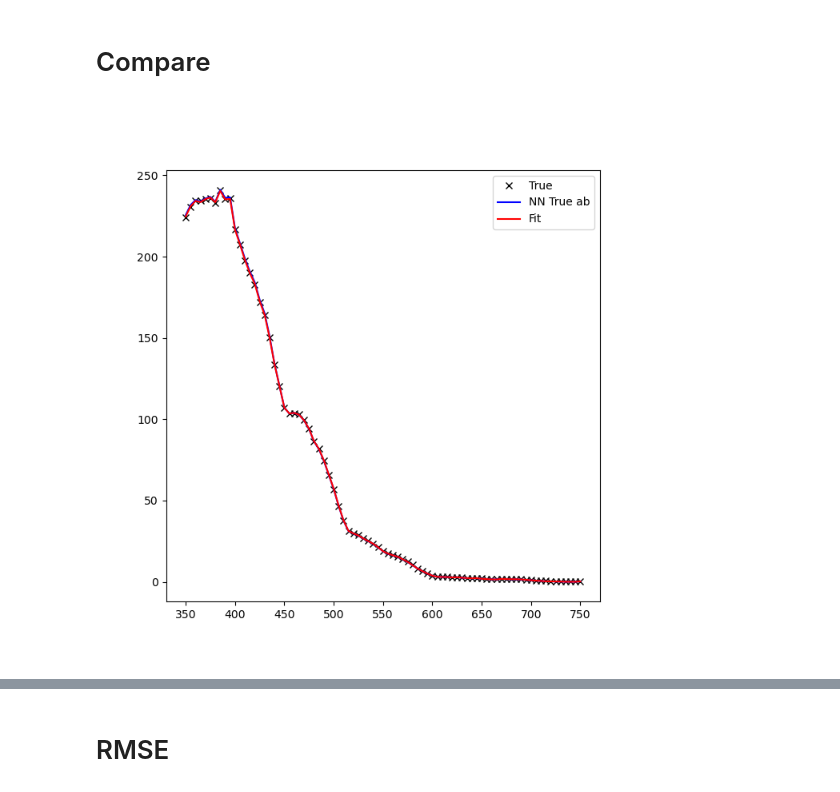
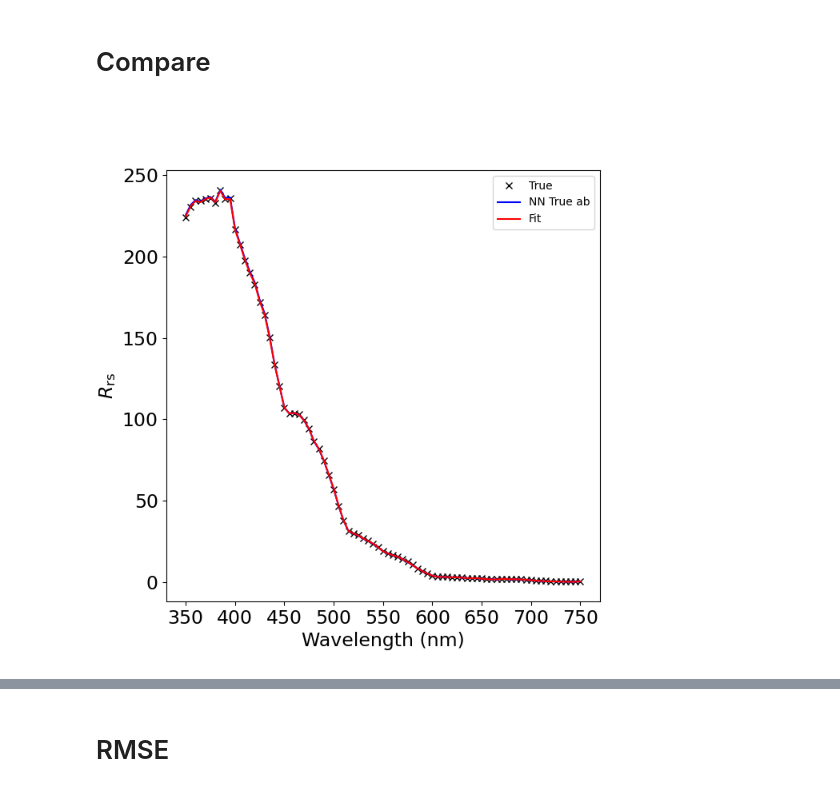
Before and after one commit to AI-for-Ocean-Science/ihop, a Jupyter notebook: papers/I/Analysis/CompareFits_NMF.ipynb, the cells around one changed output, grey strips where cells are left out. Cells and saved outputs as stored; diff of their text form; code cells hidden in the pictures.

```diff
--- a/papers/I/Analysis/CompareFits_NMF.ipynb
+++ b/papers/I/Analysis/CompareFits_NMF.ipynb
@@ -98,28 +98,25 @@ idx
 # %%
 fig = plt.figure(figsize=(7,7))
 ax_R = plt.gca()
 
 ax_R.plot(wave, Rs[idx], 'kx', label='True')
 ax_R.plot(wave, NN_Rs, 'b-', label='NN True ab')
 #if true_only:
 #    pass
 #elif use_quick:
 #    ax_R.plot(wave, obs_Rs[0], 'bs', label='"Observed"')
 #else:
 #    ax_R.plot(wave, obs_Rs[in_idx], 'bs', label='"Observed"')
 ax_R.plot(wave, pred_Rs, 'r-', label='Fit', zorder=10)
-fill = False
-if fill:
-    ax_R.fill_between(wave, pred_Rs-std_pred, pred_Rs+std_pred,
-        color='r', alpha=0.5, zorder=10)
-    ax_R.fill_between(wave,
-        pred_Rs-std_pred, pred_Rs+std_pred,
-        color='r', alpha=0.5)
+#
+ax_R.set_xlabel('Wavelength (nm)')
+ax_R.set_ylabel(r'$R_{\rm rs}$')
 #
 ax_R.legend()
+plotting.set_fontsize(ax_R, 17.)
 plt.show()
 # %% [output]
-[figure, old version]
+[figure, new version]
 # %%
 fig = plt.figure(figsize=(7,7))
 ax_R = plt.gca()
```
Also changed, not shown: parts of 1 cell of this notebook, 2 other files.
